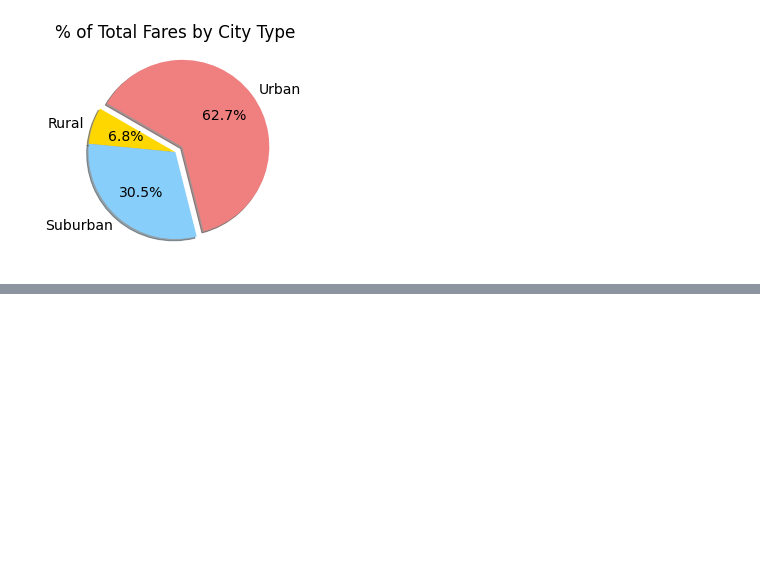
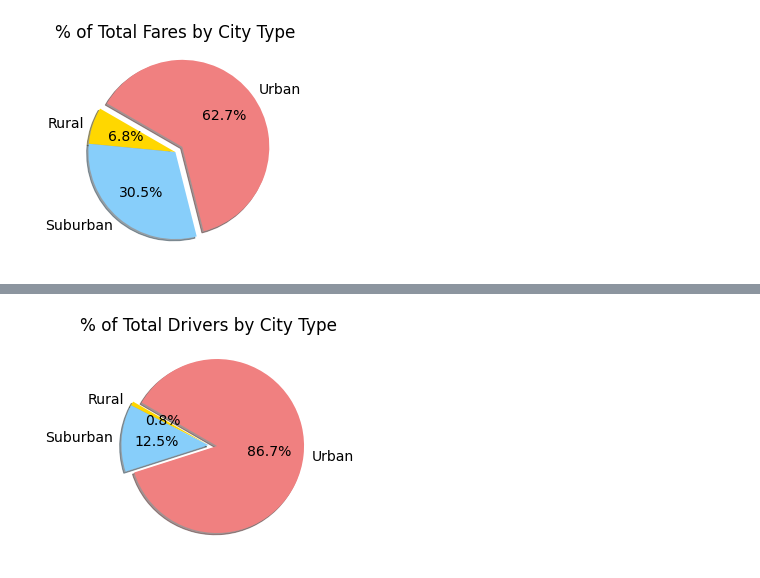
Before and after one commit to amberteets/PyBer_Analysis, a Jupyter notebook: PyBer.ipynb, the cells around one changed output, grey strips where cells are left out. Drawn from its saved outputs; the diff is of its cells as text; code cells hidden in the pictures; blank space fills up the shorter version.

```diff
--- a/PyBer.ipynb
+++ b/PyBer.ipynb
@@ -467,0 +506,17 @@ plt.show()
+# %%
+# Create Pie Chart
+plt.pie(type_driver_percentages,
+        labels=list(type_driver_percentages.index[0:3]),
+        colors=["gold", "lightskyblue", "lightcoral"],
+       explode=[0, 0, .1],
+       shadow=True,
+       autopct="%.1f%%",
+       startangle=150)
+plt.title("% of Total Drivers by City Type")
+# Change the default font size from 10 to 14.
+mpl.rcParams['font.size'] = 14
+# Save figure
+plt.savefig("analysis/Fig7.png", facecolor="white")
+plt.show()
+# %% [output]
+[figure, added]
```
Also changed, not shown: parts of 3 cells of this notebook, 2 other files.
